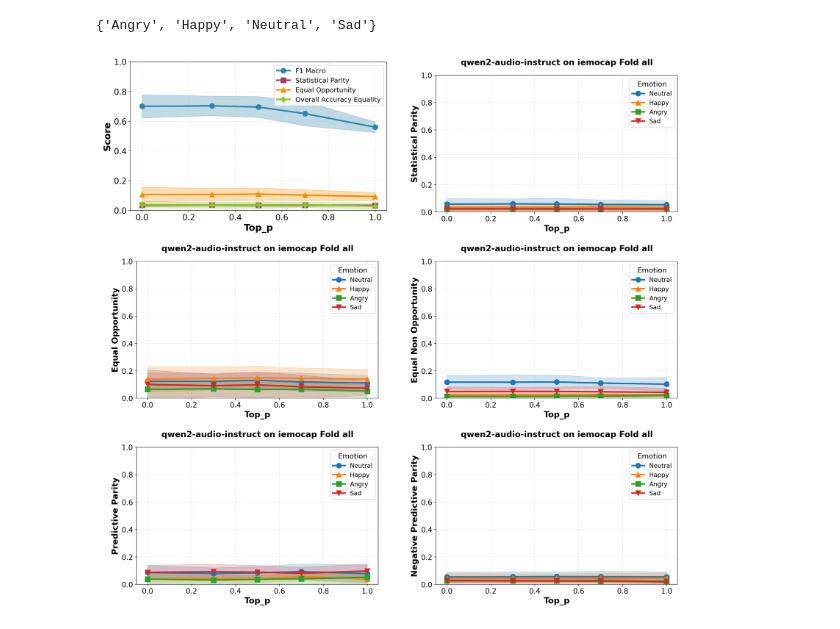
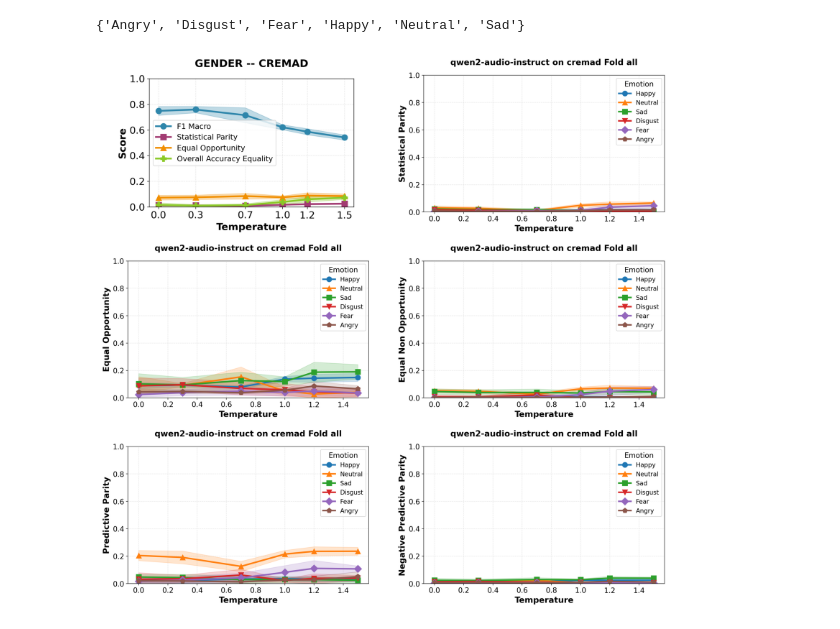
Before and after one commit to links-ads/FairALM-Emotion-Recognition, a Jupyter notebook: notebooks/plot-line-topp-temp.ipynb, the cells around one changed output. Cells and saved outputs as stored; diff of their text form; code cells hidden in the pictures.

```diff
--- a/notebooks/plot-line-topp-temp.ipynb
+++ b/notebooks/plot-line-topp-temp.ipynb
@@ -15,10 +15,10 @@ from mllm_emotion_classifier.utils import (
 )
 from EmoBox.EmoBox import EmoDataset
 # %%
-hparam = 'top_p' # or 'top_p'
+hparam = 'temperature' # or 'top_p'
 assert hparam in ['temperature', 'top_p'], "hparam must be either 'temperature' or 'top_p'"
 
-dataset = 'iemocap'
+dataset = 'cremad'
 fold = None # Set to an integer fold number if needed, else None to aggregate all folds
 sensitive_attr = 'gender' # gender, age, ethnicity, race
 model = 'qwen2-audio-instruct'
@@ -63,7 +63,7 @@ Using label_map {'neu': 'Neutral', 'hap': 'Happy', 'ang': 'Angry', 'sad': 'Sad',
 # %%
 emotions
 # %% [output]
-{'Angry', 'Happy', 'Neutral', 'Sad'}
+{'Angry', 'Disgust', 'Fear', 'Happy', 'Neutral', 'Sad'}
 # %%
 run = None
 df = add_fairness_metrics_to_df(df, emotions, sensitive_attr=sensitive_attr, fairness_name='statistical_parity', run=run)
@@ -75,19 +75,21 @@ df = add_fairness_metrics_to_df(df, emotions, sensitive_attr=sensitive_attr, fai
 # %%
 show_std = True
 fold = fold if fold is not None else 'all'
-outpath = out_dir / model / dataset / f'f1_fairness_{sensitive_attr}_fold_{fold}.png'
+os.makedirs(out_dir / 'figures', exist_ok=True)
+outpath = out_dir / 'figures' / f'{dataset}_{sensitive_attr}_f1_fairness_fold_{fold}.png'
+
 with FigureCollector() as collector:
-    plot_fairness_vs_hparam(df, hparam, ['statistical_parity', 'equal_opportunity', 'overall_accuracy_equality'], model, dataset, fold, show_std=show_std, output_path=outpath)
+    plot_fairness_vs_hparam(df, hparam, ['statistical_parity', 'equal_opportunity', 'overall_accuracy_equality'], sensitive_attr, model, dataset, fold, show_std=show_std, output_path=outpath)
     plot_fairness_by_emotion(df, emotions, hparam, 'statistical_parity', model, dataset, fold, show_std=show_std)
     plot_fairness_by_emotion(df, emotions, hparam, 'equal_opportunity', model, dataset, fold, show_std=show_std)
     plot_fairness_by_emotion(df, emotions, hparam, 'equal_non_opportunity', model, dataset, fold, show_std=show_std)
     plot_fairness_by_emotion(df, emotions, hparam, 'predictive_parity', model, dataset, fold, show_std=show_std)
     plot_fairness_by_emotion(df, emotions, hparam, 'negative_predictive_parity', model, dataset, fold, show_std=show_std)
 
 collector.display_grid(nrows=3, ncols=2, figsize=(20, 18))
         # , title=f'Fairness Metrics by Emotion - {model} on {dataset} Fold {fold}')
 # %% [output]
-[figure, old version]
+[figure, new version]
 # %%
 show_std = True
 with FigureCollector() as collector:
```
Also changed, not shown: parts of 2 cells of this notebook, 3 other files.
